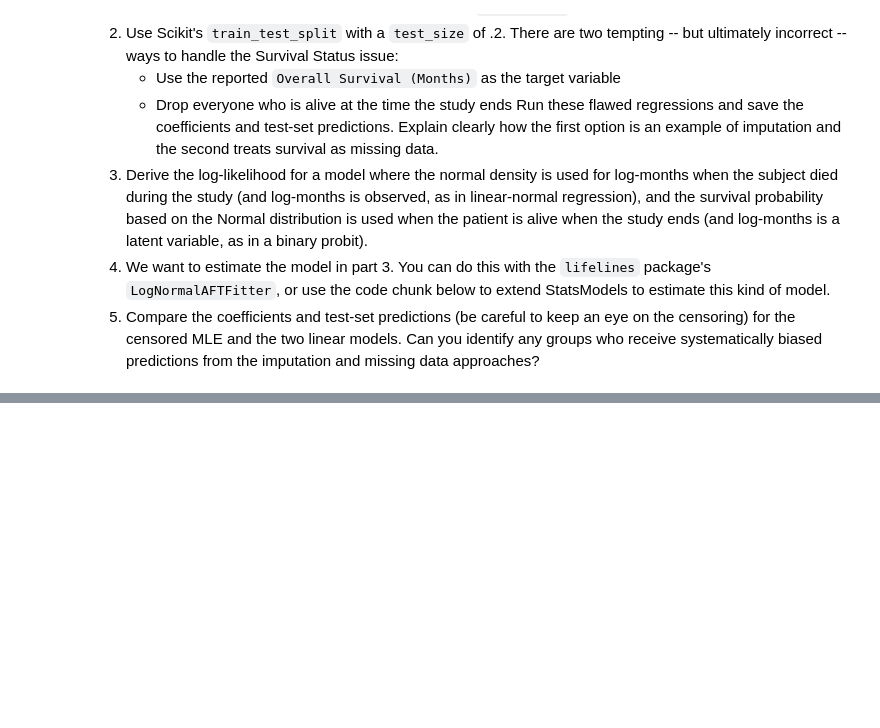
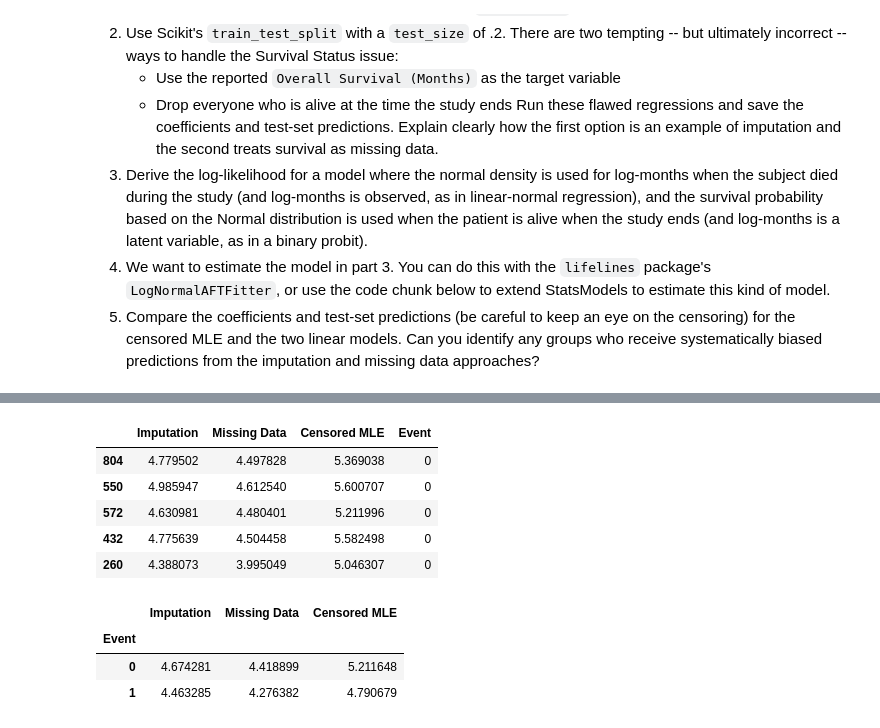
Before and after one commit to kimondragon/UU_F26_templates, a Jupyter notebook: Week12/Lab10_survival_lab.ipynb, the cells around one changed output, grey strips where cells are left out. Cells and saved outputs as stored; diff of their text form; code cells hidden in the pictures; blank space fills up the shorter version.

```diff
--- a/Week12/Lab10_survival_lab.ipynb
+++ b/Week12/Lab10_survival_lab.ipynb
@@ -58,0 +286,31 @@ print(mle.summary())
+# %%
+#comparing predictions by survival status
+
+pred_mle = pd.Series(X_test @ mle.params[:-1], index=X_test.index)
+
+pred_comparison = pd.DataFrame({
+    'Imputation': pred_all,
+    'Missing Data': pred_dead,
+    'Censored MLE': pred_mle,
+    'Event': test['event']
+})
+
+pred_comparison.head()
+# %% [output]
+|  | Imputation | Missing Data | Censored MLE | Event |
+| 804 | 4.779502 | 4.497828 | 5.369038 | 0 |
+| 550 | 4.985947 | 4.612540 | 5.600707 | 0 |
+| 572 | 4.630981 | 4.480401 | 5.211996 | 0 |
+| 432 | 4.775639 | 4.504458 | 5.582498 | 0 |
+| 260 | 4.388073 | 3.995049 | 5.046307 | 0 |
+# %%
+#comparing predictions by survival status
+
+pred_comparison.groupby('Event')[
+    ['Imputation', 'Missing Data', 'Censored MLE']
+].mean()
+# %% [output]
+|  | Imputation | Missing Data | Censored MLE |
+| Event |  |  |  |
+| 0 | 4.674281 | 4.418899 | 5.211648 |
+| 1 | 4.463285 | 4.276382 | 4.790679 |
```
Also changed, not shown: parts of 27 cells of this notebook, 2 other files.
